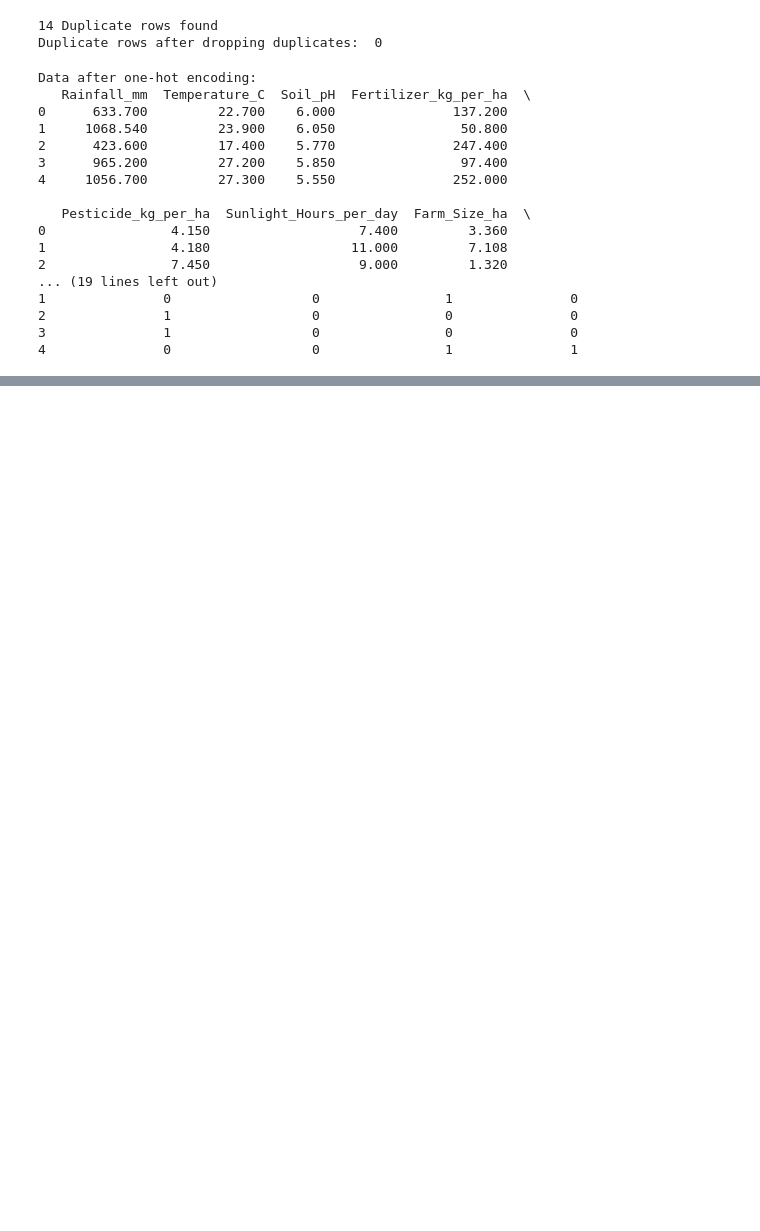
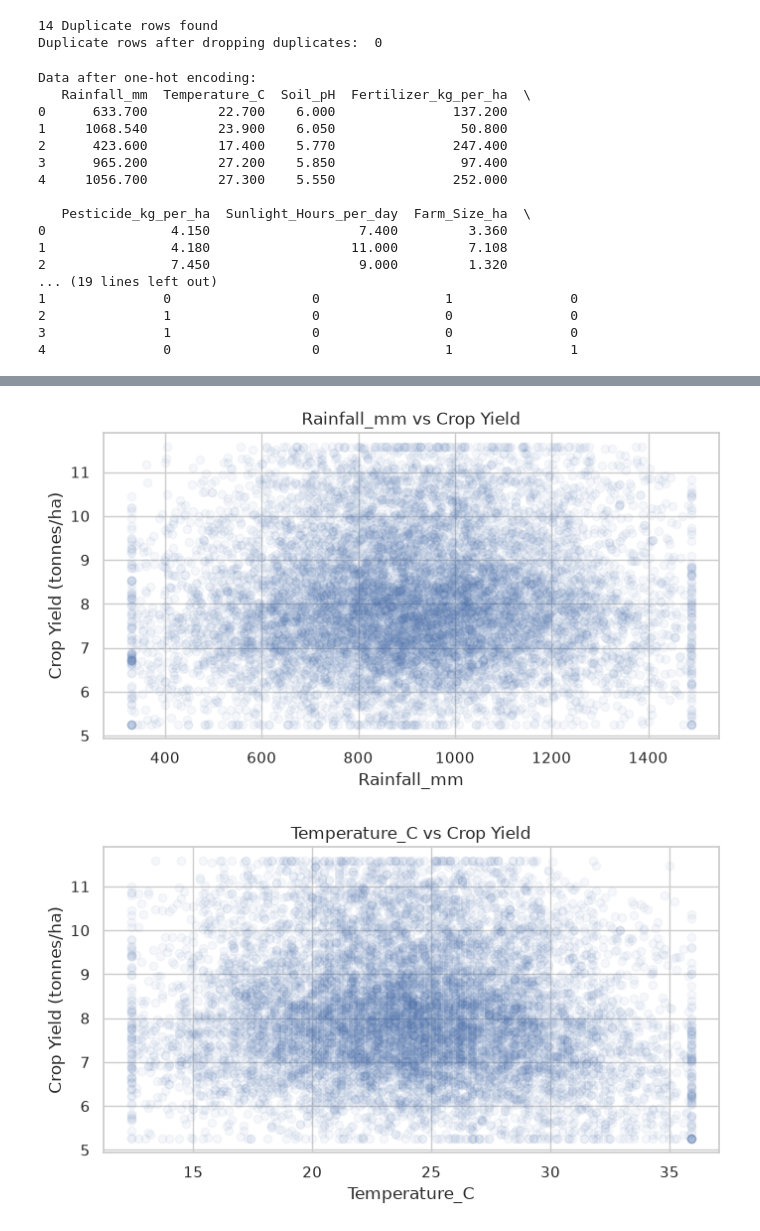
Before and after one commit to AaronShenny/crop_yield_predication, a Jupyter notebook: app.ipynb, the cells around one changed output, grey strips where cells are left out. Cells and saved outputs as stored; diff of their text form; code cells hidden in the pictures; blank space fills up the shorter version.

```diff
--- a/app.ipynb
+++ b/app.ipynb
@@ -379,0 +455,14 @@ Data after one-hot encoding:
+# %%
+#Relationship Analysis
+numeric_vs_yield = ['Rainfall_mm', 'Temperature_C', 'Fertilizer_kg_per_ha']
+
+for col in numeric_vs_yield:
+    plt.figure(figsize=(8, 4))
+    plt.scatter(df[col], df['Crop_Yield_tonnes_per_ha'], alpha=0.05)
+    plt.xlabel(col)
+    plt.ylabel('Crop Yield (tonnes/ha)')
+    plt.title(f'{col} vs Crop Yield')
+    plt.show()
+# %% [output]
+[figure, added]
+[figure, added]
```
Also changed, not shown: parts of 10 cells of this notebook.
